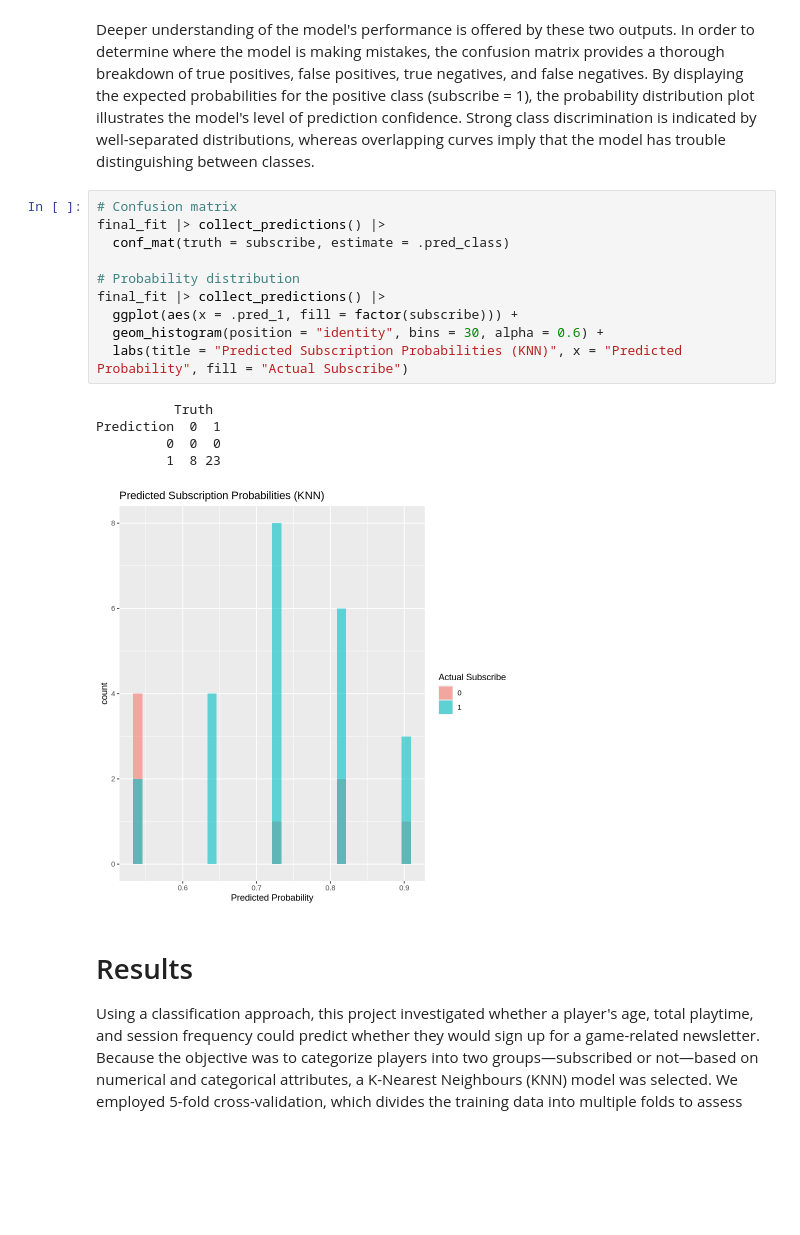
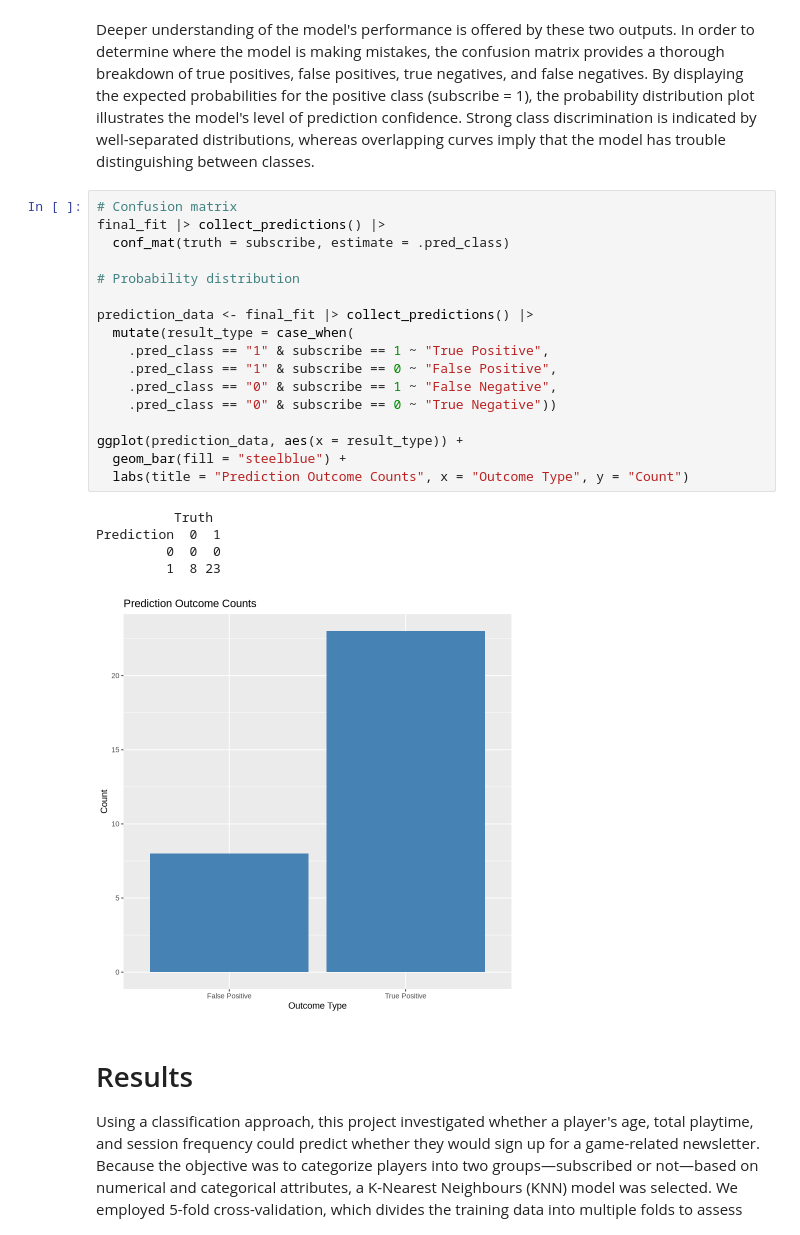
Before and after one commit to Zohranikjo/Game-Related-Newsletter-Subscription-Prediction-, a Jupyter notebook: subscription_modeling.ipynb, the cells around one changed output. Saved outputs shown, nothing was run; the diff lists cells and outputs as text; blank space fills up the shorter version.

```diff
--- a/subscription_modeling.ipynb
+++ b/subscription_modeling.ipynb
@@ -511,19 +546,26 @@ Deeper understanding of the model's performance is offered by these two outputs.
 # %%
 # Confusion matrix
 final_fit |> collect_predictions() |>
   conf_mat(truth = subscribe, estimate = .pred_class)
 
 # Probability distribution
-final_fit |> collect_predictions() |>
-  ggplot(aes(x = .pred_1, fill = factor(subscribe))) +
-  geom_histogram(position = "identity", bins = 30, alpha = 0.6) +
-  labs(title = "Predicted Subscription Probabilities (KNN)", x = "Predicted Probability", fill = "Actual Subscribe")
+
+prediction_data <- final_fit |> collect_predictions() |>
+  mutate(result_type = case_when(
+    .pred_class == "1" & subscribe == 1 ~ "True Positive",
+    .pred_class == "1" & subscribe == 0 ~ "False Positive",
+    .pred_class == "0" & subscribe == 1 ~ "False Negative",
+    .pred_class == "0" & subscribe == 0 ~ "True Negative"))
+
+ggplot(prediction_data, aes(x = result_type)) +
+  geom_bar(fill = "steelblue") +
+  labs(title = "Prediction Outcome Counts", x = "Outcome Type", y = "Count")
 # %% [output]
           Truth
 Prediction  0  1
          0  0  0
          1  8 23
-[figure, old version]
+[figure, new version]
 # %% [markdown]
 # Results
 Using a classification approach, this project investigated whether a player's age, total playtime, and session frequency could predict whether they would sign up for a game-related newsletter. Because the objective was to categorize players into two groups—subscribed or not—based on numerical and categorical attributes, a K-Nearest Neighbours (KNN) model was selected. We employed 5-fold cross-validation, which divides the training data into multiple folds to assess performance more robustly and ensure the model was dependable and not overfitting. This improved the model's generalizability by enabling us to determine the ideal value for k (number of neighbours).
```
Also changed, not shown: parts of 5 cells of this notebook.
